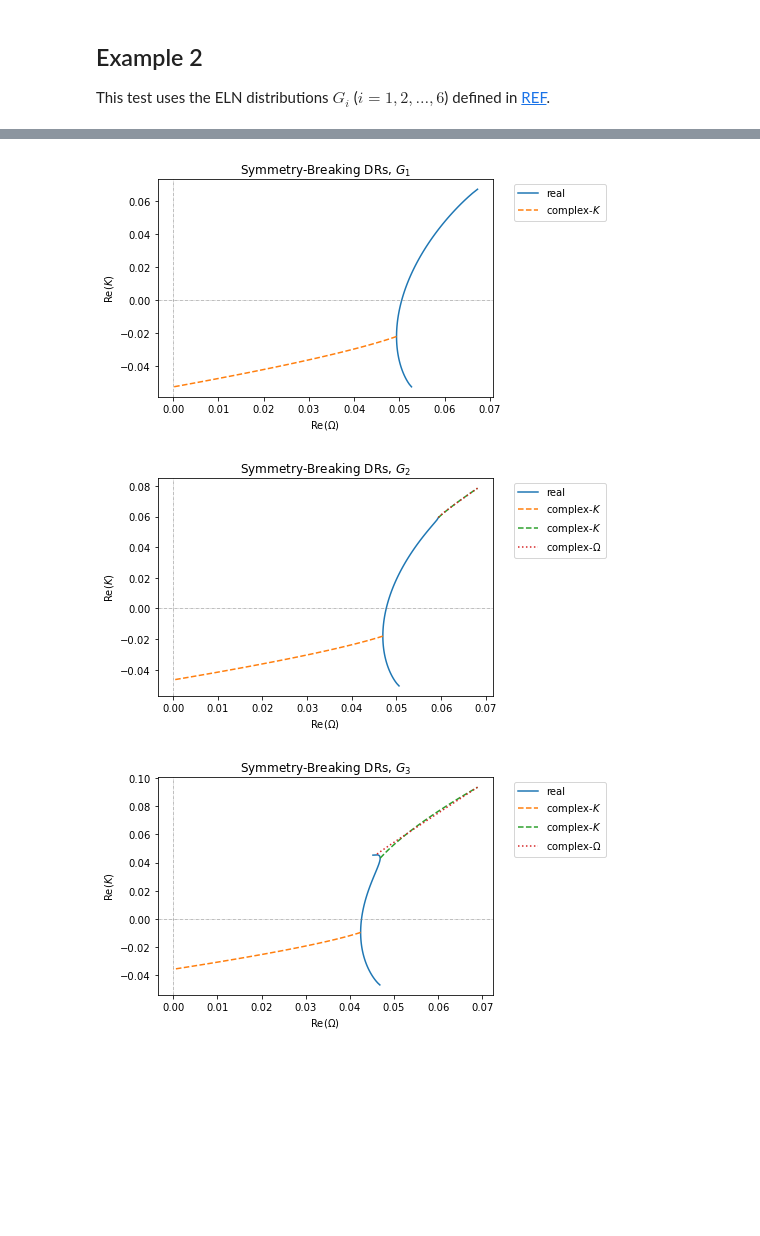
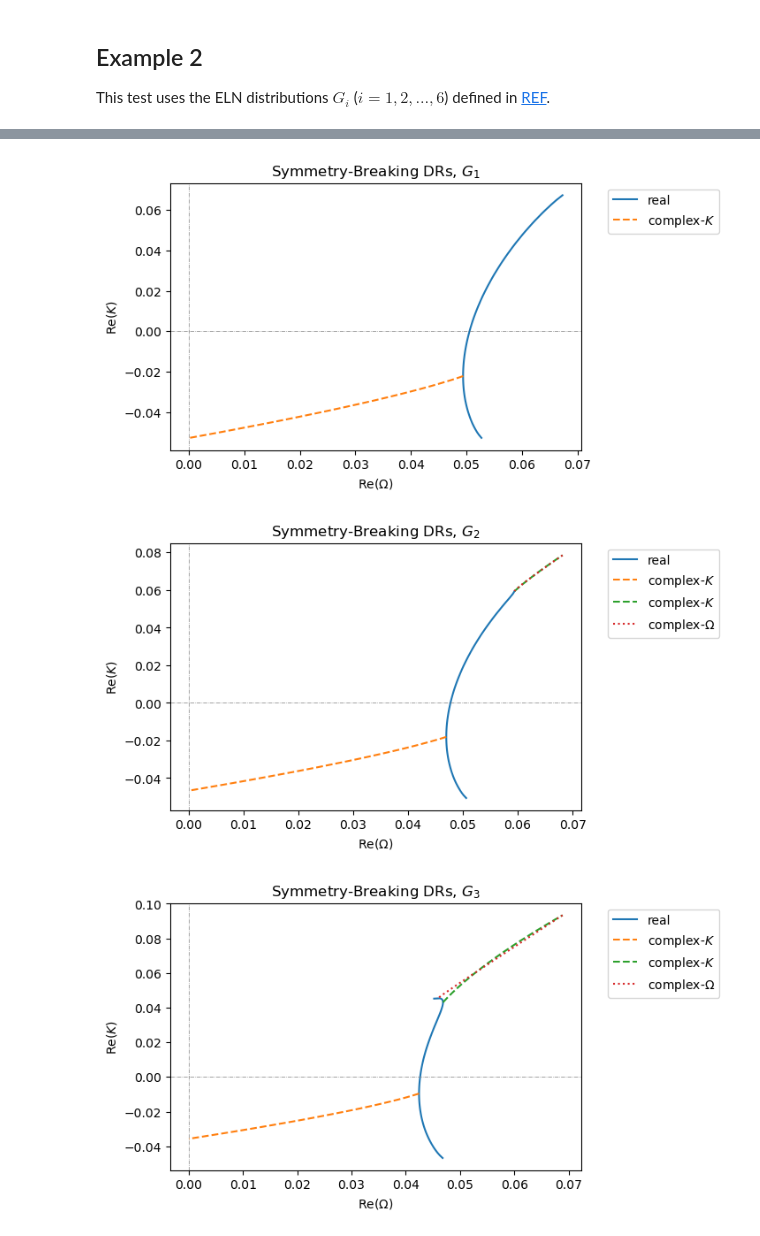
Before and after one commit to NuCO-UNM/fowdr, a Jupyter notebook: docs/examples.ipynb, the cells around one changed output, grey strips where cells are left out. Drawn from its saved outputs; the diff is of its cells as text; code cells hidden in the pictures; blank space fills up the shorter version.

```diff
--- a/docs/examples.ipynb
+++ b/docs/examples.ipynb
@@ -17,7 +17,7 @@ for a in np.arange(0., 1., 0.2):
 
     dr1 = sbdr.DR_complexOmega(Gs, num_pts=50, shift=False, rt_opts={'method': 'lm'})
     dr2 = asdr.DR_complexOmega(Gs, num_pts=60, shift=False)
-    plt.figure()
+    plt.figure(dpi=100)
     # plt.style.use('dark_background')
 
     for kk, ww in dr1:
@@ -73,22 +74,22 @@ plt.show()
 # %%
 for i in range(1, 7):
-    plt.figure()
+    plt.figure(dpi=100)
     # plot the symmetry-preserving DRs
     for kk, ww in sbdr.DR_real(G[i]): # real DR
         plt.plot(ww, kk, '-', label='real')
     for kk, ww in sbdr.DR_complexK(G[i], eps=1e-7): # complex-K DR
         plt.plot(ww, kk.real, '--', label='complex-$K$')
     for kk, ww in sbdr.DR_complexOmega(G[i], eps=1e-7): # complex-Omega DR
         plt.plot(ww.real, kk, ':', label='complex-$\Omega$')
 
     plt.axhline(0, ls='-.', color='grey', lw=0.5)
     plt.axvline(0, ls='-.', color='grey', lw=0.5)
     plt.legend(bbox_to_anchor=(1.05, 1), loc="upper left")
     plt.ylabel('Re($K$)')
     plt.xlabel('Re($\Omega$)')
     plt.title(f'Symmetry-Breaking DRs, $G_{i}$')
     plt.show()
 # %% [output]
-[figure, old version]
+[figure, new version]
-[figure, old version]
+[figure, new version]
-[figure, old version]
+[figure, new version]
```
Also changed, not shown: parts of 7 cells of this notebook, 4 other files.
